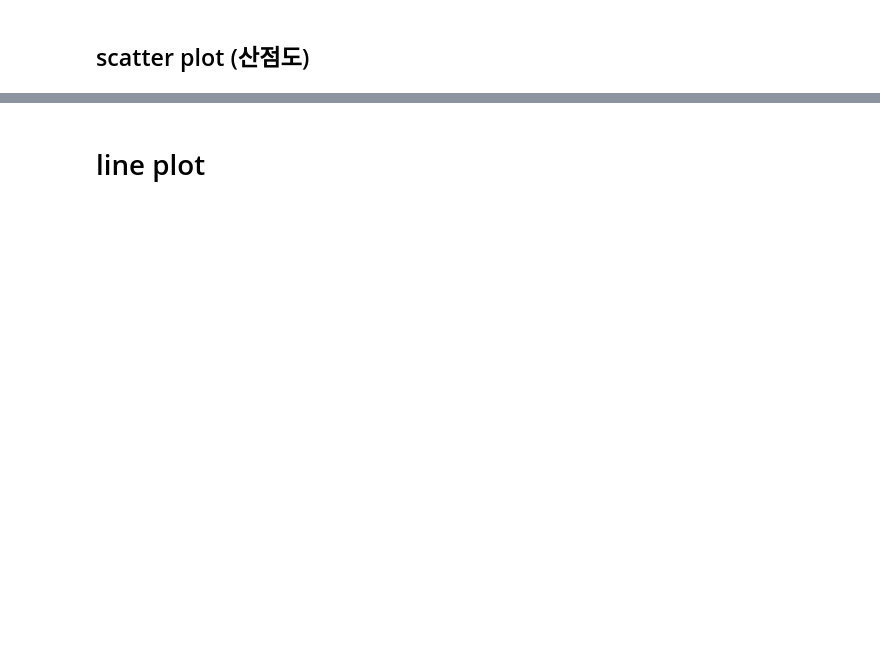
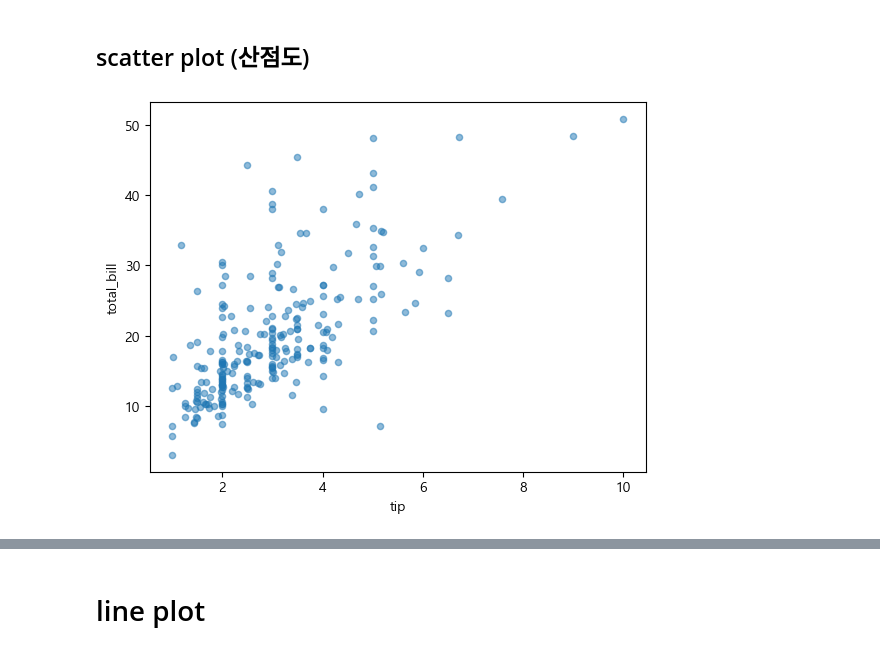
Before and after one commit to jaehoi-koo/myRepo, a Jupyter notebook: 06_pandas_시각화/08_Pandas 시각화.ipynb, the cells around one changed output, grey strips where cells are left out. Cells and saved outputs as stored; diff of their text form; code cells hidden in the pictures; blank space fills up the shorter version.

```diff
--- a/06_pandas_시각화/08_Pandas 시각화.ipynb
+++ b/06_pandas_시각화/08_Pandas 시각화.ipynb
@@ -105,7 +159,9 @@ plt.show()
 # %% [markdown]
 ## scatter plot (산점도)
 # %%
-tips.plot(kind="scatter", x="tip", y="total_bill", alpha=0.2)
+tips.plot(kind="scatter", x="tip", y="total_bill", alpha=0.5)
 plt.show()
+# %% [output]
+[figure, added]
 # %%
 tips[['tip', 'total_bill']].corr()
```
Also changed, not shown: parts of 25 cells of this notebook, 50 other files.
